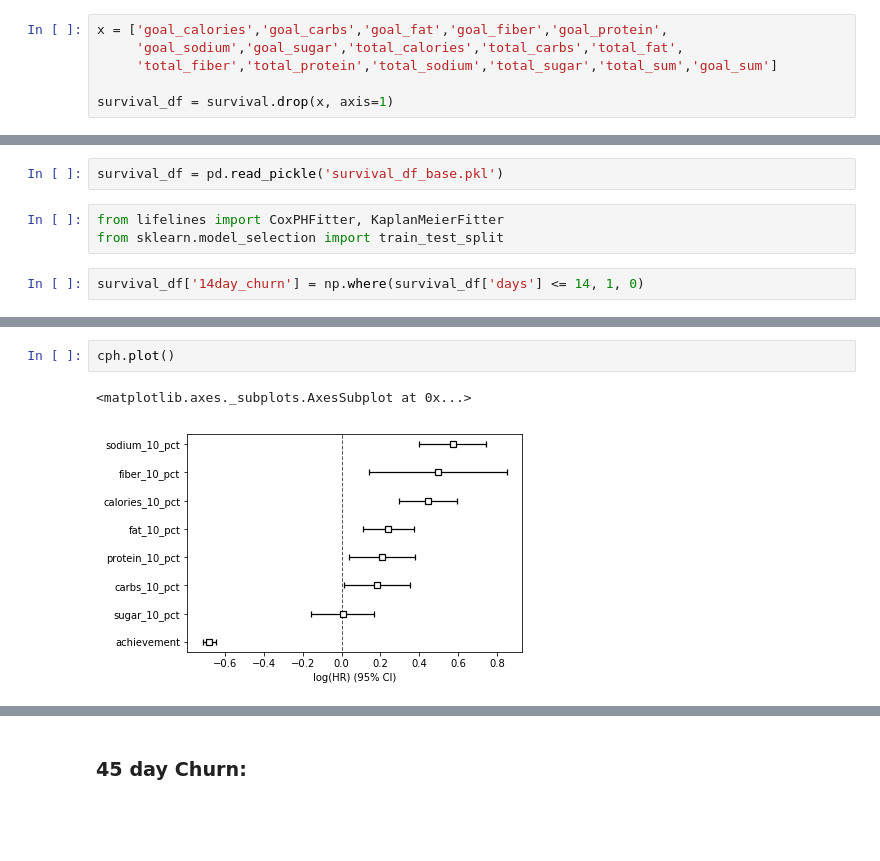
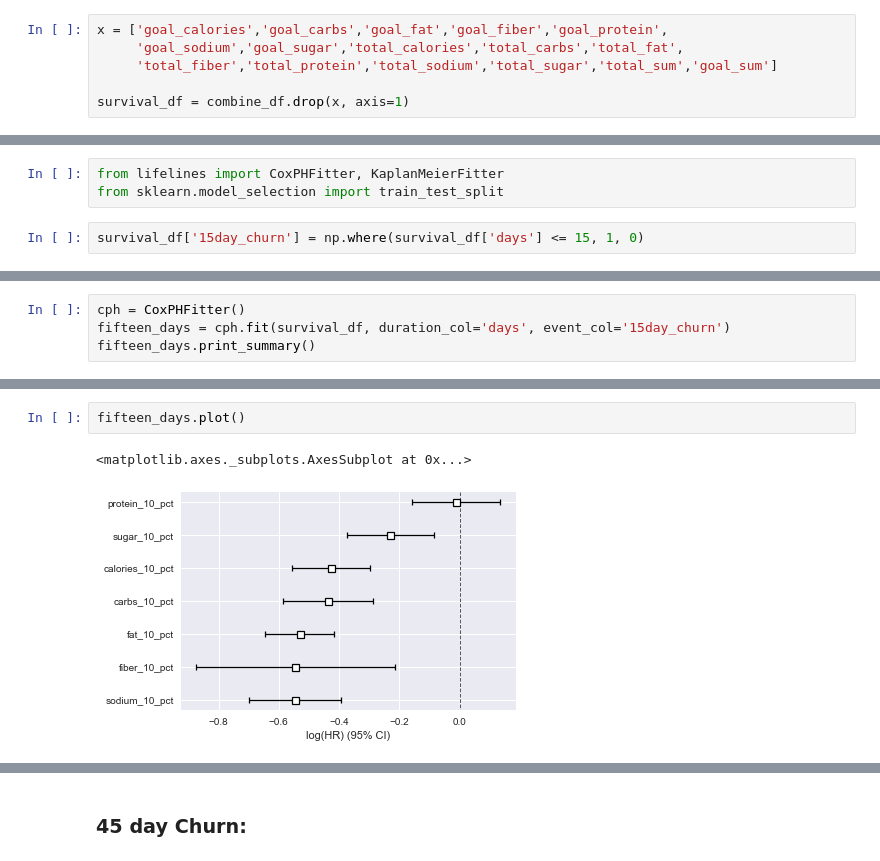
Before and after one commit to rokaandy/mfp-nutrition-survival-analysis, a Jupyter notebook: nutrition.ipynb, the cells around one changed output, grey strips where cells are left out. Cells and saved outputs as stored; diff of their text form; blank space fills up the shorter version.

Commit message:
add heatmap and readjusted survival model

```diff
--- a/nutrition.ipynb
+++ b/nutrition.ipynb
@@ -173,6 +214,6 @@ x = ['goal_calories','goal_carbs','goal_fat','goal_fiber','goal_protein',
      'goal_sodium','goal_sugar','total_calories','total_carbs','total_fat',
      'total_fiber','total_protein','total_sodium','total_sugar','total_sum','goal_sum']
 
-survival_df = survival.drop(x, axis=1)
+survival_df = combine_df.drop(x, axis=1)
 # %%
 survival_df.head()
@@ -179,12 +227,10 @@ survival_df.head()
 # %% [markdown]
 ### 14 day Churn:
-# %%
-survival_df = pd.read_pickle('survival_df_base.pkl')
 # %%
 from lifelines import CoxPHFitter, KaplanMeierFitter
 from sklearn.model_selection import train_test_split
 # %%
-survival_df['14day_churn'] = np.where(survival_df['days'] <= 14, 1, 0)
+survival_df['15day_churn'] = np.where(survival_df['days'] <= 15, 1, 0)
 # %%
 survival_df.head()
 # %% [output]
@@ -222,0 +243,4 @@ Log-likelihood ratio test = 5236.57 on 8 df, -log2(p)=inf
+# %%
+cph = CoxPHFitter()
+fifteen_days = cph.fit(survival_df, duration_col='days', event_col='15day_churn')
+fifteen_days.print_summary()
@@ -223,5 +268,5 @@ Log-likelihood ratio test = 5236.57 on 8 df, -log2(p)=inf
 # %%
-cph.plot()
+fifteen_days.plot()
 # %% [output]
 <matplotlib.axes._subplots.AxesSubplot at 0x...>
-[figure, old version]
+[figure, new version]
```
Also changed, not shown: parts of 40 cells of this notebook, 1 other file.
